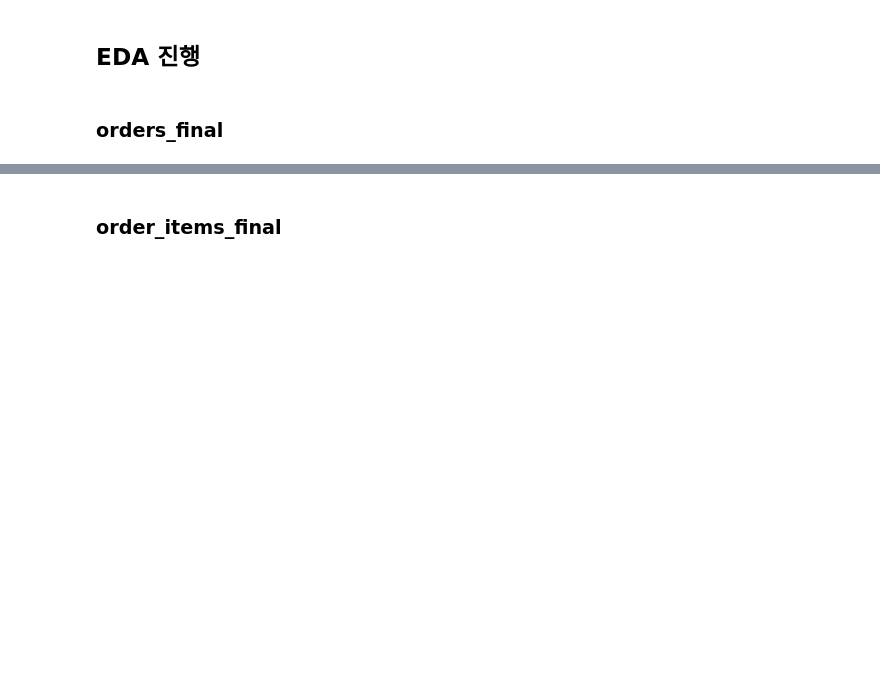
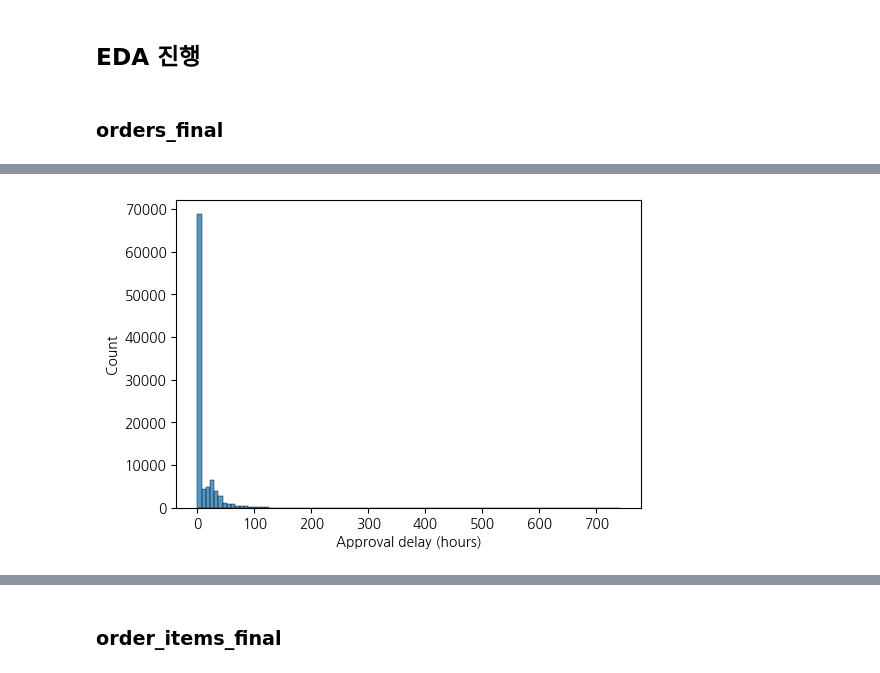
Before and after one commit to DongMyeong2/portfolio, a Jupyter notebook: Project_3_olist/olist.ipynb, the cells around one changed output, grey strips where cells are left out. Cells and saved outputs as stored; diff of their text form; code cells hidden in the pictures; blank space fills up the shorter version.

```diff
--- a/Project_3_olist/olist.ipynb
+++ b/Project_3_olist/olist.ipynb
@@ -838,0 +965,3 @@ memory usage: 7.3+ MB
+# %%
+approval_delay_hour = (orders_final['order_approved_at'] - orders_final['order_purchase_timestamp']).dt.total_seconds() / 3600
+approval_delay_hour.describe()
@@ -838,0 +978,10 @@ memory usage: 7.3+ MB
+# %%
+fig, ax = plt.subplots(figsize=(6,4))
+
+sns.histplot(approval_delay_hour, bins=100)
+
+ax.set_xlabel("Approval delay (hours)")
+ax.set_ylabel("Count")
+plt.show()
+# %% [output]
+[figure, added]
```
Also changed, not shown: parts of 29 cells of this notebook.
